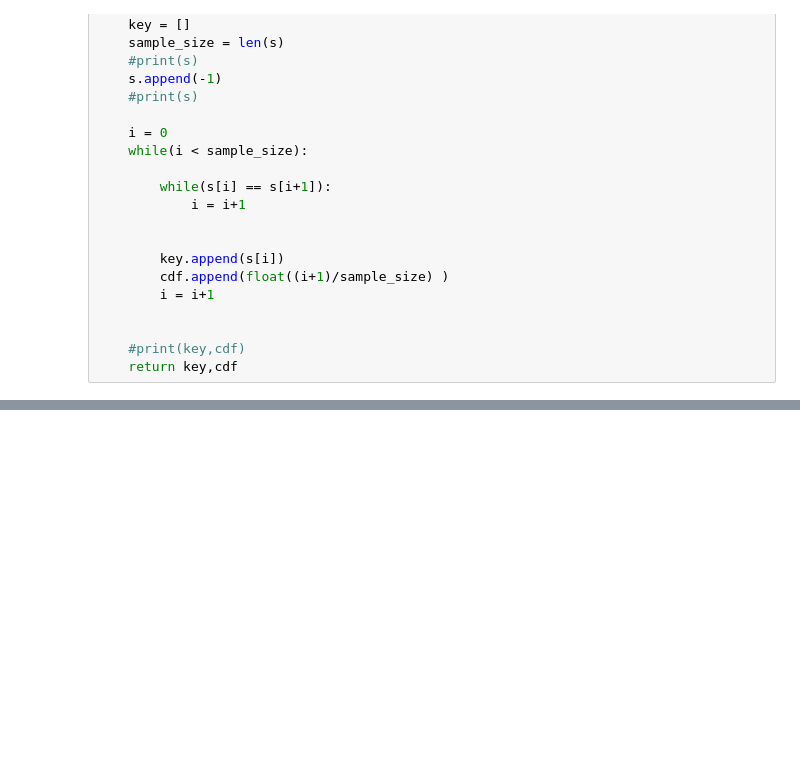
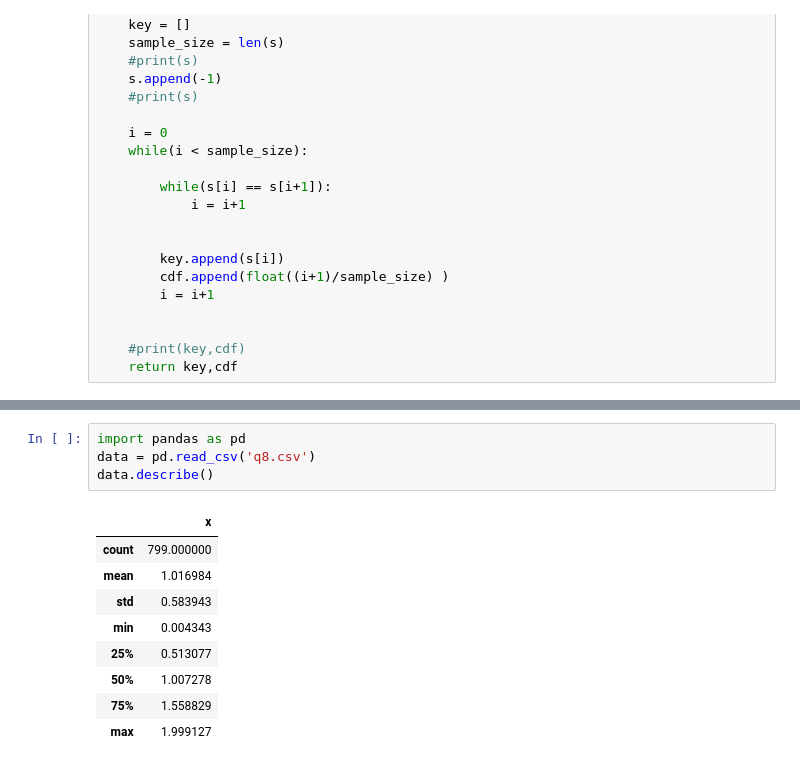
Before and after one commit to tonmoycsedu/Sample-CDF-Exploration, a Jupyter notebook: hw3.ipynb, the cells around one changed output, grey strips where cells are left out. Saved outputs shown, nothing was run; the diff lists cells and outputs as text; blank space fills up the shorter version.

```diff
--- a/hw3.ipynb
+++ b/hw3.ipynb
@@ -91,0 +124,14 @@ plt.show()
+# %%
+import pandas as pd
+data = pd.read_csv('q8.csv')
+data.describe()
+# %% [output]
+|  | x |
+| count | 799.000000 |
+| mean | 1.016984 |
+| std | 0.583943 |
+| min | 0.004343 |
+| 25% | 0.513077 |
+| 50% | 1.007278 |
+| 75% | 1.558829 |
+| max | 1.999127 |
```
Also changed, not shown: parts of 6 cells of this notebook, 1 other file.
